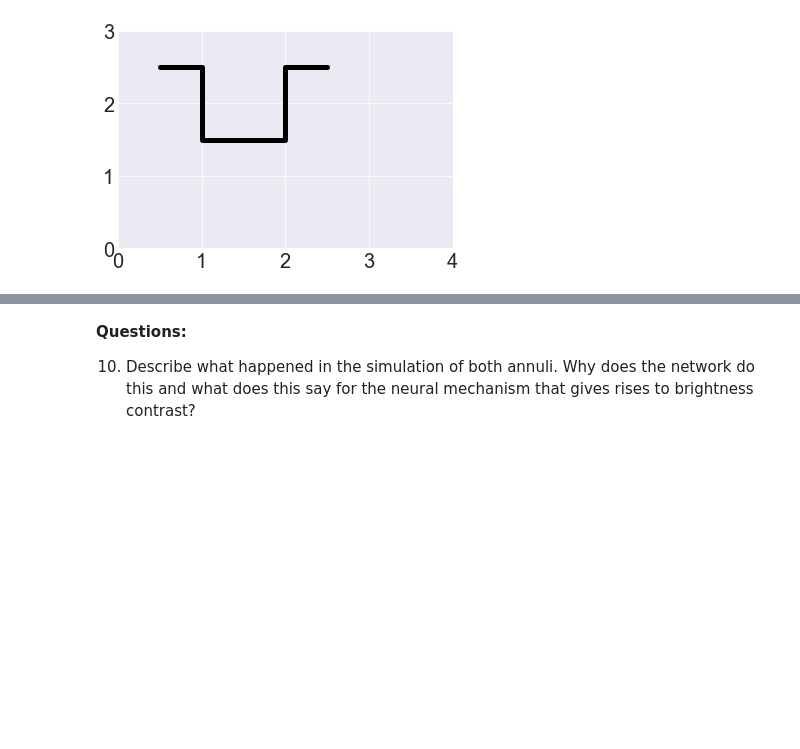
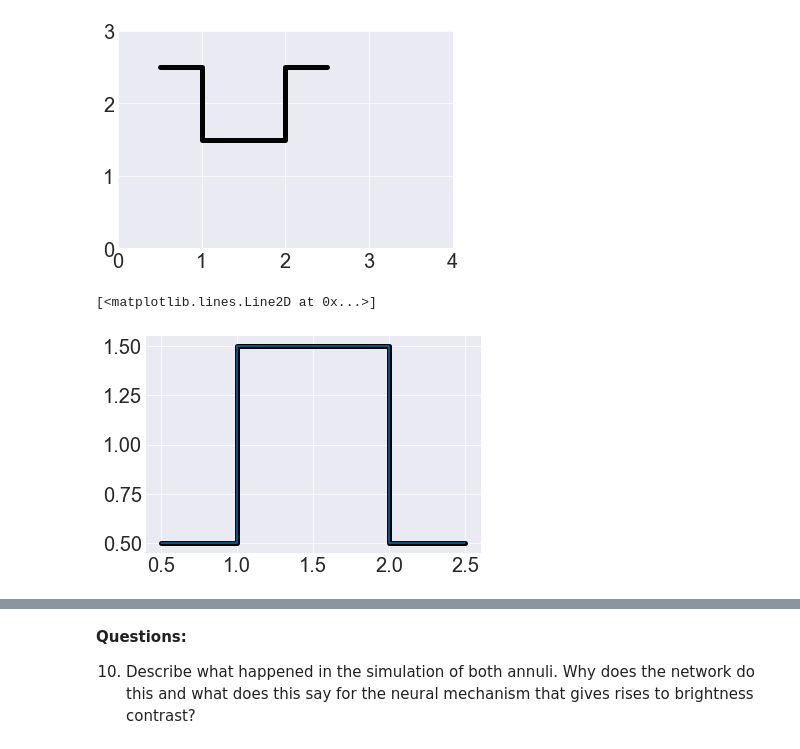
Before and after one commit to ejseal21/Computational-Neuroscience, a Jupyter notebook: Project3/CompNets.ipynb, the cells around one changed output, grey strips where cells are left out. Saved outputs shown, nothing was run; the diff lists cells and outputs as text; code cells hidden in the pictures; blank space fills up the shorter version.

```diff
--- a/Project3/CompNets.ipynb
+++ b/Project3/CompNets.ipynb
@@ -320,3 +320,13 @@ plt.axis([0,4,0,3])
 # %% [output]
 (0.0, 4.0, 0.0, 3.0)
 [figure]
+# %%
+x = [.5,1,1,2,2,2.5]
+y = [.5,.5,1.5,1.5,.5,.5]
+# %%
+net_acts = competitive_nets.lateral_inhibition(np.array(x), A=1, B =10, t_max = 3, dt = .001)
+plt.plot(x, y, c='black', lw="5")
+plt.plot(net_acts[-1],[.5,.5,1.5,1.5,.5,.5])
+# %% [output]
+[<matplotlib.lines.Line2D at 0x...>]
+[figure, added]
```
Also changed, not shown: parts of 2 cells of this notebook.
